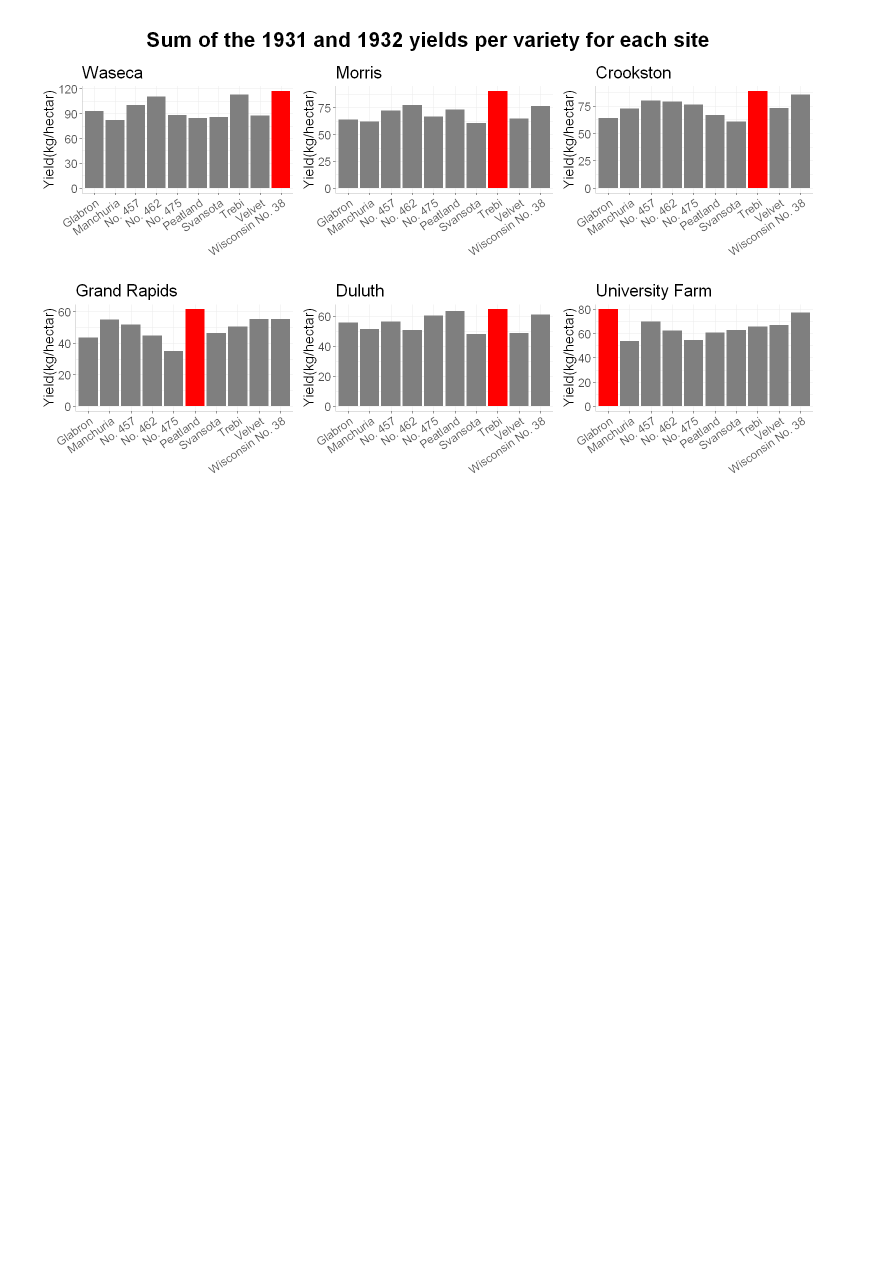
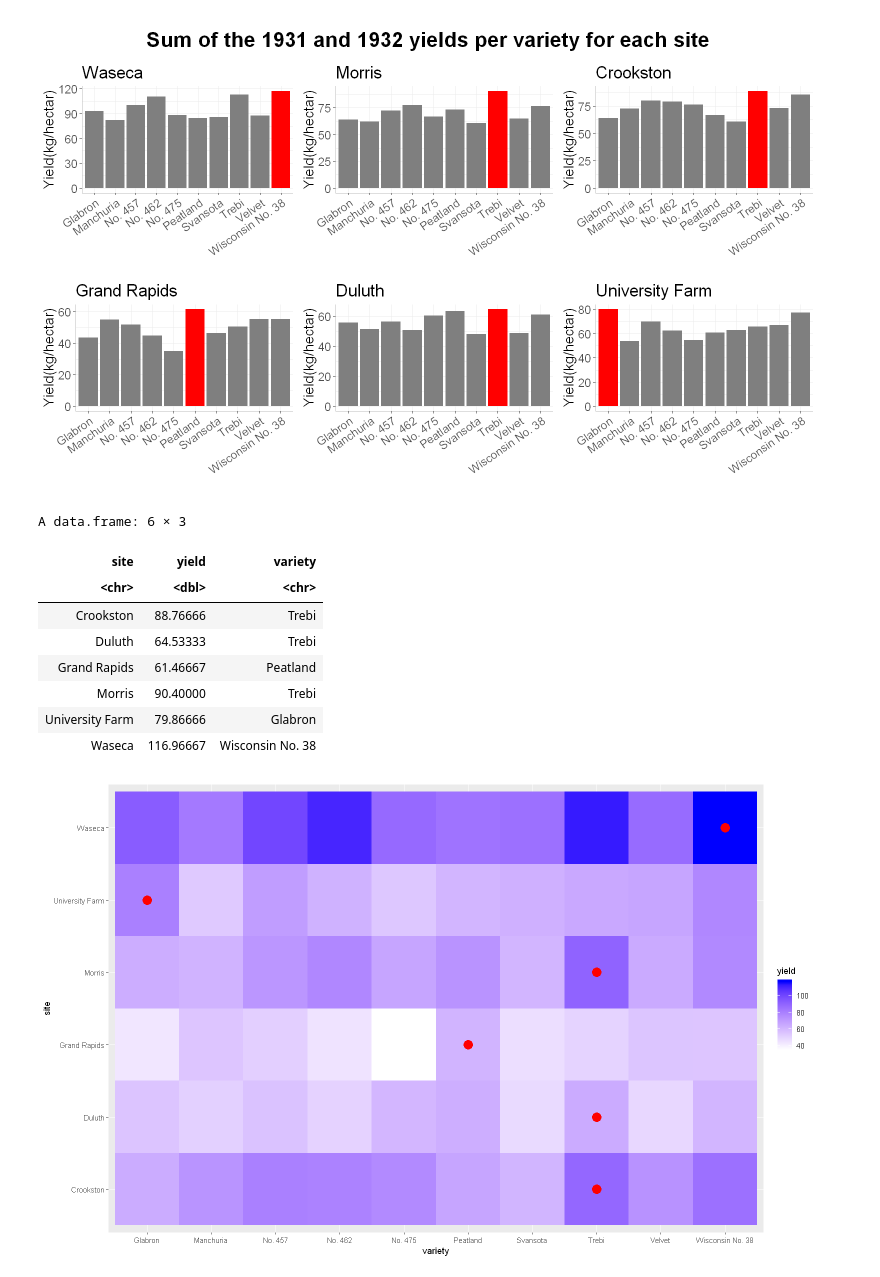
Before and after one commit to UBC-MDS/207_BaRley_Milestone3_4, a Jupyter notebook: src/static_plots.ipynb, the cells around one changed output. Cells and saved outputs as stored; diff of their text form; code cells hidden in the pictures; blank space fills up the shorter version.

Commit message:
added the heat map to the static plots

```diff
--- a/src/static_plots.ipynb
+++ b/src/static_plots.ipynb
@@ -141,3 +123,33 @@ title <- ggdraw() + draw_label("Sum of the 1931 and 1932 yields per variety for
 plot_grid(title, p, ncol=1, rel_heights=c(0.1, 1))
 # %% [output]
 [figure]
+# %%
+max_points <- tibble(
+    lon = c(1, 2, 3, 4, 5, 6),
+    lat = c(1, 3, 6, 7, 8, 3)
+  )
+
+max_points_t <- as.data.frame(max_points)
+
+head(my_max)
+
+ggplot(data = my_df_sum, aes(variety, site, fill= yield)) +
+  geom_tile() +
+scale_fill_gradient(low="white", high="blue") +
+geom_point(aes(x = c(8), y = c(1)), color = 'red', size = 5) +
+geom_point(aes(x = c(8), y = c(2)), color = 'red', size = 5) +
+geom_point(aes(x = c(6), y = c(3)), color = 'red', size = 5) +
+geom_point(aes(x = c(8), y = c(4)), color = 'red', size = 5) +
+geom_point(aes(x = c(1), y = c(5)), color = 'red', size = 5) +
+geom_point(aes(x = c(10), y = c(6)), color = 'red', size = 5)
+# %% [output]
+A data.frame: 6 × 3
+| site | yield | variety |
+| <chr> | <dbl> | <chr> |
+| Crookston | 88.76666 | Trebi |
+| Duluth | 64.53333 | Trebi |
+| Grand Rapids | 61.46667 | Peatland |
+| Morris | 90.40000 | Trebi |
+| University Farm | 79.86666 | Glabron |
+| Waseca | 116.96667 | Wisconsin No. 38 |
+[figure, added]
```
Also changed, not shown: parts of 2 cells of this notebook.
